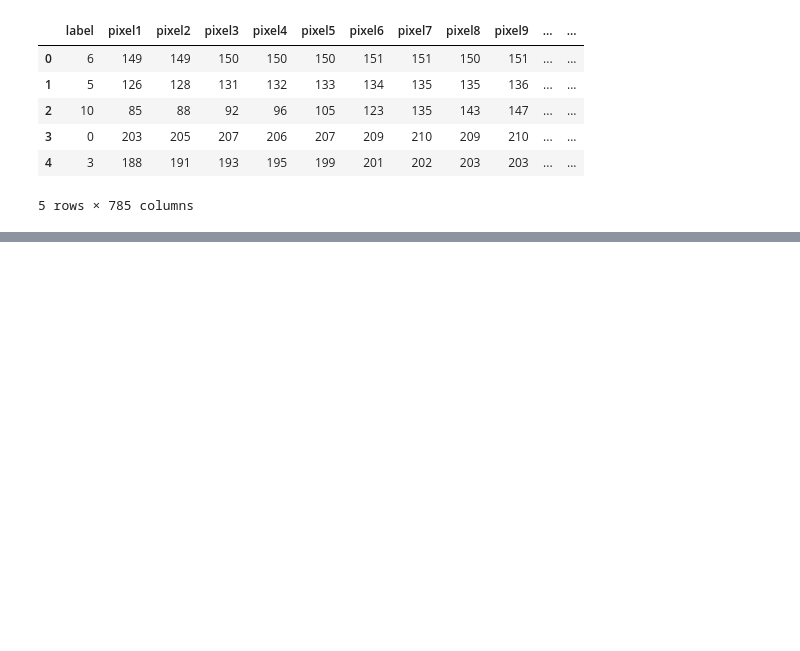
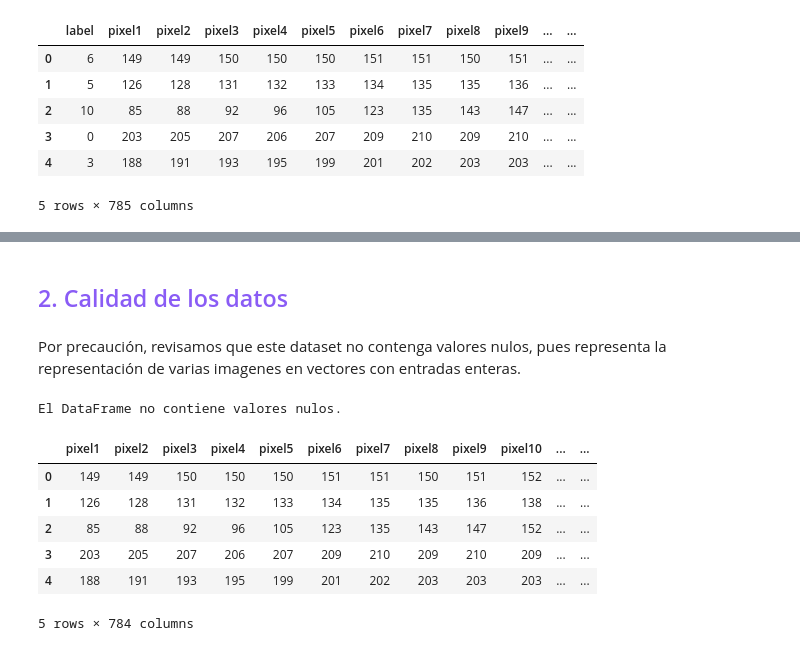
Before and after one commit to AuriRaven/Unsupervised_Learning, a Jupyter notebook: Practica_1.ipynb, the cells around one changed output, grey strips where cells are left out. Drawn from its saved outputs; the diff is of its cells as text; code cells hidden in the pictures; blank space fills up the shorter version.

```diff
--- a/Practica_1.ipynb
+++ b/Practica_1.ipynb
@@ -707,0 +717,4 @@ df_3.head()
+# %% [markdown]
+## <span style="color: rgb(138, 92, 245);">2. Calidad de los datos</span>
+# %% [markdown]
+Por precaución, revisamos que este dataset no contenga valores nulos, pues representa la representación de varias imagenes en vectores con entradas enteras.
@@ -707,0 +728,14 @@ df_3.head()
+# %%
+check_if_null_existence(df_3)
+# %% [output]
+El DataFrame no contiene valores nulos.
+# %%
+df_3.head()
+# %% [output]
+|  | pixel1 | pixel2 | pixel3 | pixel4 | pixel5 | pixel6 | pixel7 | pixel8 | pixel9 | pixel10 | ... | ... |
+| 0 | 149 | 149 | 150 | 150 | 150 | 151 | 151 | 150 | 151 | 152 | ... | ... |
+| 1 | 126 | 128 | 131 | 132 | 133 | 134 | 135 | 135 | 136 | 138 | ... | ... |
+| 2 | 85 | 88 | 92 | 96 | 105 | 123 | 135 | 143 | 147 | 152 | ... | ... |
+| 3 | 203 | 205 | 207 | 206 | 207 | 209 | 210 | 209 | 210 | 209 | ... | ... |
+| 4 | 188 | 191 | 193 | 195 | 199 | 201 | 202 | 203 | 203 | 203 | ... | ... |
+5 rows × 784 columns
```
Also changed, not shown: parts of 21 cells of this notebook.
